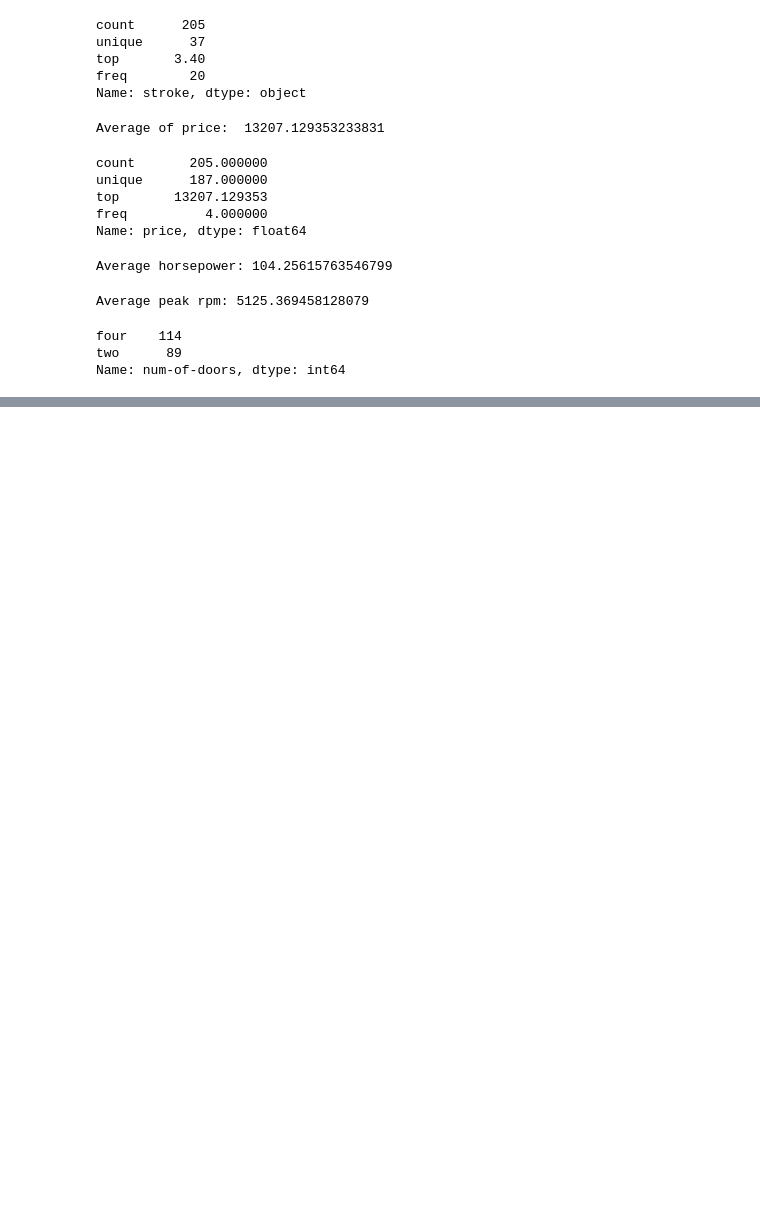
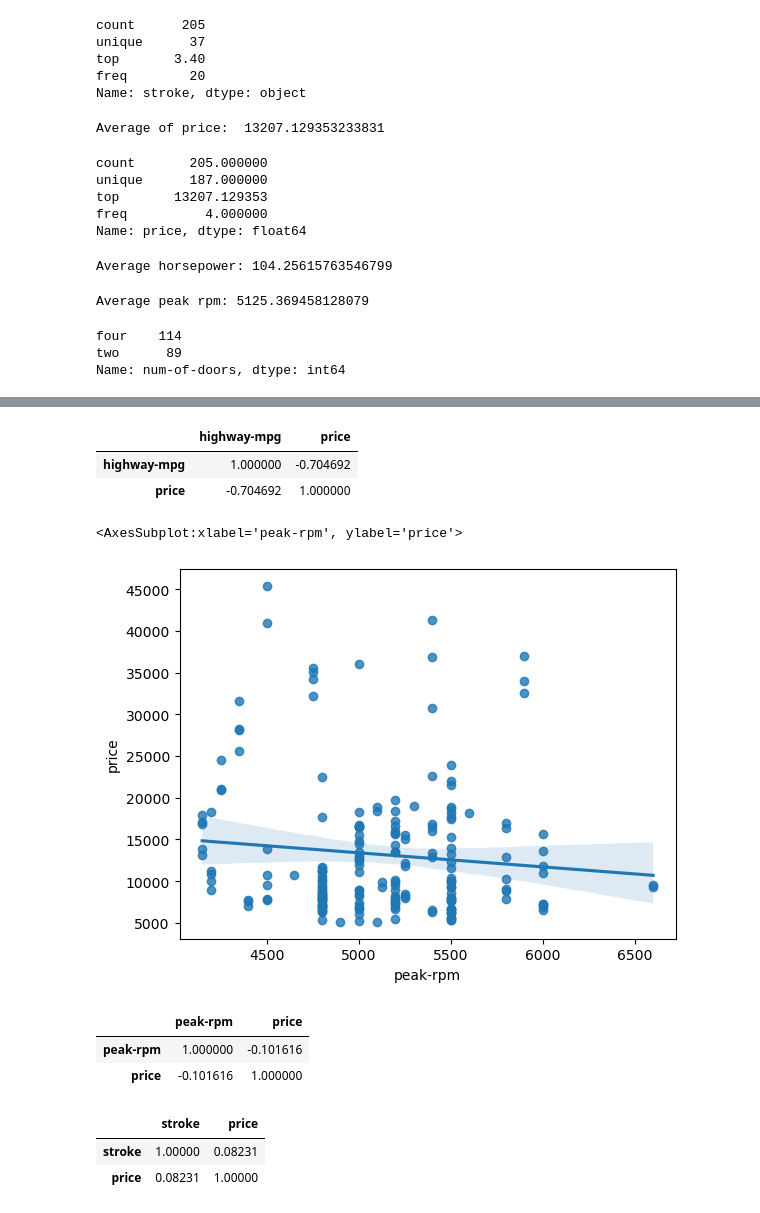
Before and after one commit to muwongelawrence-tech/Statistical_Machine_Learning-and-Data-science, a Jupyter notebook: statistical machine learning projects/Data Analysis/Fundamentals of Data Analysis.ipynb, the cells around one changed output, grey strips where cells are left out. Drawn from its saved outputs; the diff is of its cells as text; code cells hidden in the pictures; blank space fills up the shorter version.

```diff
--- a/statistical machine learning projects/Data Analysis/Fundamentals of Data Analysis.ipynb
+++ b/statistical machine learning projects/Data Analysis/Fundamentals of Data Analysis.ipynb
@@ -688,0 +783,33 @@ df2.to_csv('clean_df.csv')
+# %%
+# As highway-mpg goes up, the price goes down: this indicates an inverse/negative relationship between these
+# two variables. Highway mpg could potentially be a predictor of price.
+# We can examine the correlation between 'highway-mpg' and 'price' and see it's approximately -0.704.
+df3[['highway-mpg', 'price']].corr()
+# %% [output]
+|  | highway-mpg | price |
+| highway-mpg | 1.000000 | -0.704692 |
+| price | -0.704692 | 1.000000 |
+# %%
+# Weak Linear Relationship
+# Let's see if "peak-rpm" is a predictor variable of "price".
+sns.regplot(x="peak-rpm", y="price", data=df3)
+# %% [output]
+<AxesSubplot:xlabel='peak-rpm', ylabel='price'>
+[figure, added]
+# %%
+# Peak rpm does not seem like a good predictor of the price at all since the regression line is close to
+# horizontal. Also, the data points are very scattered and far from the fitted line, showing lots of variability.
+# Therefore, it's not a reliable variable.
+# We can examine the correlation between 'peak-rpm' and 'price' and see it's approximately -0.101616.
+df3[['peak-rpm', 'price']].corr()
+# %% [output]
+|  | peak-rpm | price |
+| peak-rpm | 1.000000 | -0.101616 |
+| price | -0.101616 | 1.000000 |
+# %%
+# Lets find the correlation between price and stroke
+df3[['stroke', 'price']].corr()
+# %% [output]
+|  | stroke | price |
+| stroke | 1.00000 | 0.08231 |
+| price | 0.08231 | 1.00000 |
```
Also changed, not shown: parts of 67 cells of this notebook, 1 other file.
